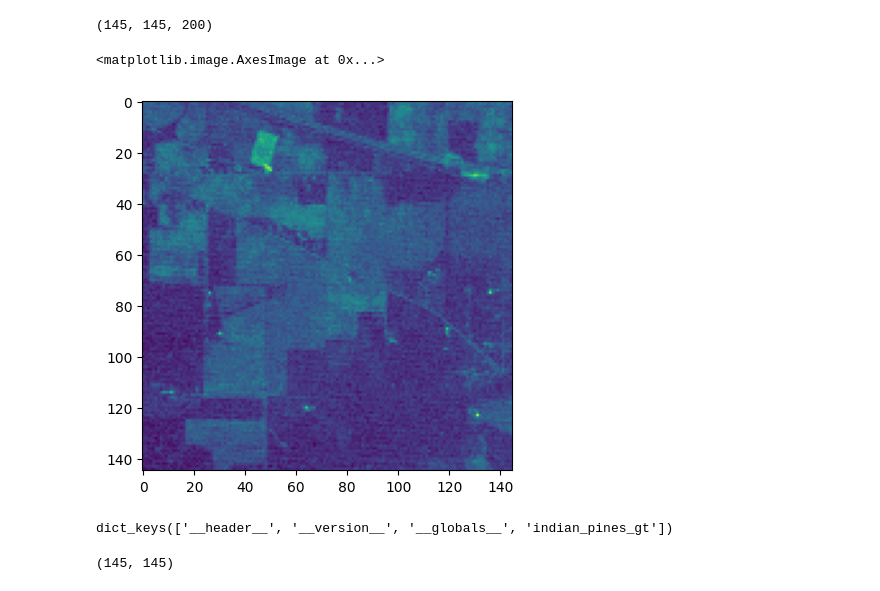
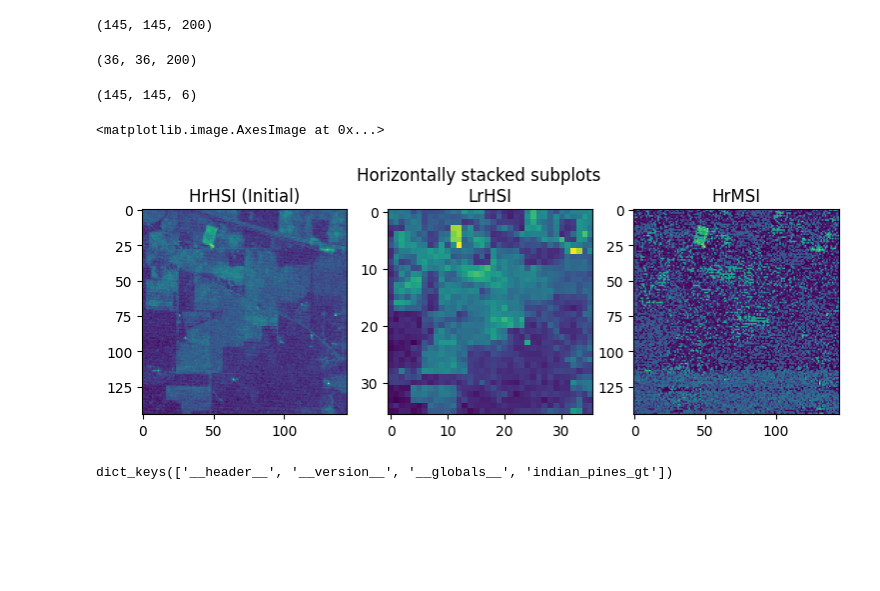
Before and after one commit to V-kr0pt/Hyperspectral_image_super_resolution, a Jupyter notebook: understanding_data.ipynb, the cells around one changed output. Drawn from its saved outputs; the diff is of its cells as text; code cells hidden in the pictures; blank space fills up the shorter version.

Commit message:
Adding lr and MSI generator + poc

```diff
--- a/understanding_data.ipynb
+++ b/understanding_data.ipynb
@@ -17,9 +17,3 @@ X = data['indian_pines_corrected']
 X.shape
 # %% [output]
 (145, 145, 200)
-# %%
-plt.plot(figsize=(10,10))
-plt.imshow(X[:,:,2])
-# %% [output]
-<matplotlib.image.AxesImage at 0x...>
-[figure, removed]
@@ -26,3 +22,31 @@ plt.imshow(X[:,:,2])
+# %%
+Images_Generator = Dataset(X)
+# %%
+LrHSI = Images_Generator.img_lr
+LrHSI.shape
+# %% [output]
+(36, 36, 200)
+# %%
+HrMSI = Images_Generator.img_msi
+HrMSI.shape
+# %% [output]
+(145, 145, 6)
+# %%
+fig, (ax1, ax2, ax3) = plt.subplots(1, 3, figsize=(9,3))
+fig.suptitle('Horizontally stacked subplots')
+figsize=(10,10)
+ax1.plot(figsize=(10,10))
+ax1.set_title("HrHSI (Initial)")
+ax1.imshow(X[:,:,2])
+ax2.plot(figsize=(10,10))
+ax2.set_title("LrHSI")
+ax2.imshow(LrHSI[:,:,2])
+ax3.plot(figsize=(10,10))
+ax3.set_title("HrMSI")
+ax3.imshow(HrMSI[:,:,2])
+# %% [output]
+<matplotlib.image.AxesImage at 0x...>
+[figure, added]
 # %%
 data_gt.keys()
 # %% [output]
@@ -32,4 +53,0 @@ X_gt = data_gt['indian_pines_gt']
-# %%
-X_gt.shape
-# %% [output]
-(145, 145)
```
Also changed, not shown: parts of 5 cells of this notebook, 1 other file.
